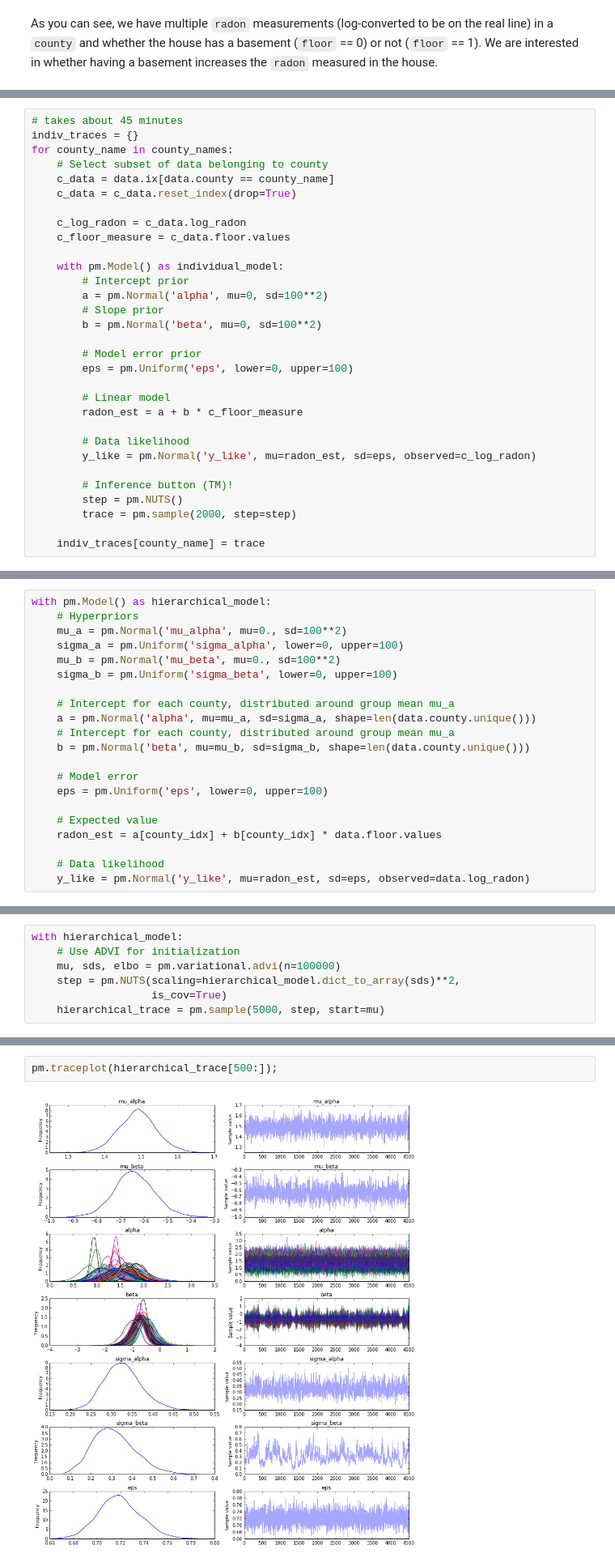
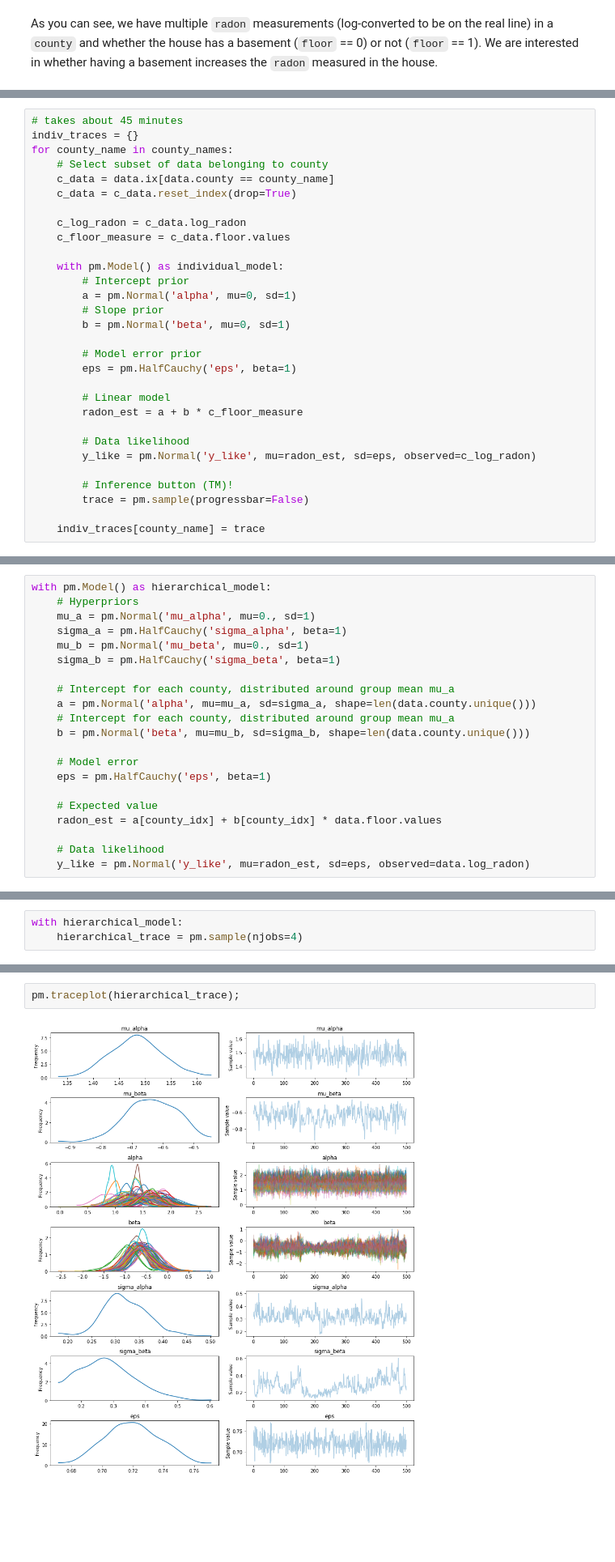
Before and after one commit to twiecki/WhileMyMCMCGentlySamples, a Jupyter notebook: content/downloads/notebooks/GLM_hierarchical.ipynb, the cells around one changed output, grey strips where cells are left out. Shown at 81% size. Drawn from its saved outputs; the diff is of its cells as text; blank space fills up the shorter version.

```diff
--- a/content/downloads/notebooks/GLM_hierarchical.ipynb
+++ b/content/downloads/notebooks/GLM_hierarchical.ipynb
@@ -94,12 +94,12 @@ for county_name in county_names:
 
     with pm.Model() as individual_model:
         # Intercept prior
-        a = pm.Normal('alpha', mu=0, sd=100**2)
+        a = pm.Normal('alpha', mu=0, sd=1)
         # Slope prior
-        b = pm.Normal('beta', mu=0, sd=100**2)
+        b = pm.Normal('beta', mu=0, sd=1)
 
         # Model error prior
-        eps = pm.Uniform('eps', lower=0, upper=100)
+        eps = pm.HalfCauchy('eps', beta=1)
 
         # Linear model
         radon_est = a + b * c_floor_measure
@@ -108,8 +108,7 @@ for county_name in county_names:
         y_like = pm.Normal('y_like', mu=radon_est, sd=eps, observed=c_log_radon)
 
         # Inference button (TM)!
-        step = pm.NUTS()
-        trace = pm.sample(2000, step=step)
+        trace = pm.sample(progressbar=False)
 
     indiv_traces[county_name] = trace
 # %% [output]
@@ -157,10 +135,10 @@ Instead of initiating the parameters separatly, the hierarchical model initiates
 # %%
 with pm.Model() as hierarchical_model:
     # Hyperpriors
-    mu_a = pm.Normal('mu_alpha', mu=0., sd=100**2)
-    sigma_a = pm.Uniform('sigma_alpha', lower=0, upper=100)
-    mu_b = pm.Normal('mu_beta', mu=0., sd=100**2)
-    sigma_b = pm.Uniform('sigma_beta', lower=0, upper=100)
+    mu_a = pm.Normal('mu_alpha', mu=0., sd=1)
+    sigma_a = pm.HalfCauchy('sigma_alpha', beta=1)
+    mu_b = pm.Normal('mu_beta', mu=0., sd=1)
+    sigma_b = pm.HalfCauchy('sigma_beta', beta=1)
 
     # Intercept for each county, distributed around group mean mu_a
     a = pm.Normal('alpha', mu=mu_a, sd=sigma_a, shape=len(data.county.unique()))
@@ -168,7 +146,7 @@ with pm.Model() as hierarchical_model:
     b = pm.Normal('beta', mu=mu_b, sd=sigma_b, shape=len(data.county.unique()))
 
     # Model error
-    eps = pm.Uniform('eps', lower=0, upper=100)
+    eps = pm.HalfCauchy('eps', beta=1)
 
     # Expected value
     radon_est = a[county_idx] + b[county_idx] * data.floor.values
@@ -182,7 +155,0 @@ Applied interval-transform to eps and added transformed eps_interval to model.
-# %%
-with hierarchical_model:
-    # Use ADVI for initialization
-    mu, sds, elbo = pm.variational.advi(n=100000)
-    step = pm.NUTS(scaling=hierarchical_model.dict_to_array(sds)**2,
-                   is_cov=True)
-    hierarchical_trace = pm.sample(5000, step, start=mu)
@@ -190,0 +156,3 @@ with hierarchical_model:
+# %%
+with hierarchical_model:
+    hierarchical_trace = pm.sample(njobs=4)
@@ -191,6 +162,6 @@ with hierarchical_model:
 # %%
-pm.traceplot(hierarchical_trace[500:]);
+pm.traceplot(hierarchical_trace);
 # %% [output]
-[figure, old version]
+[figure, new version]
 # %% [markdown]
 The marginal posteriors in the left column are highly informative. `mu_a` tells us the group mean (log) radon levels. `mu_b` tells us that having no basement decreases radon levels significantly (no mass above zero). We can also see by looking at the marginals for `a` that there is quite some differences in radon levels between counties; the different widths are related to how much measurements we have per county, the more, the higher our confidence in that parameter estimate.
```
Also changed, not shown: parts of 9 cells of this notebook, 3 other files.
